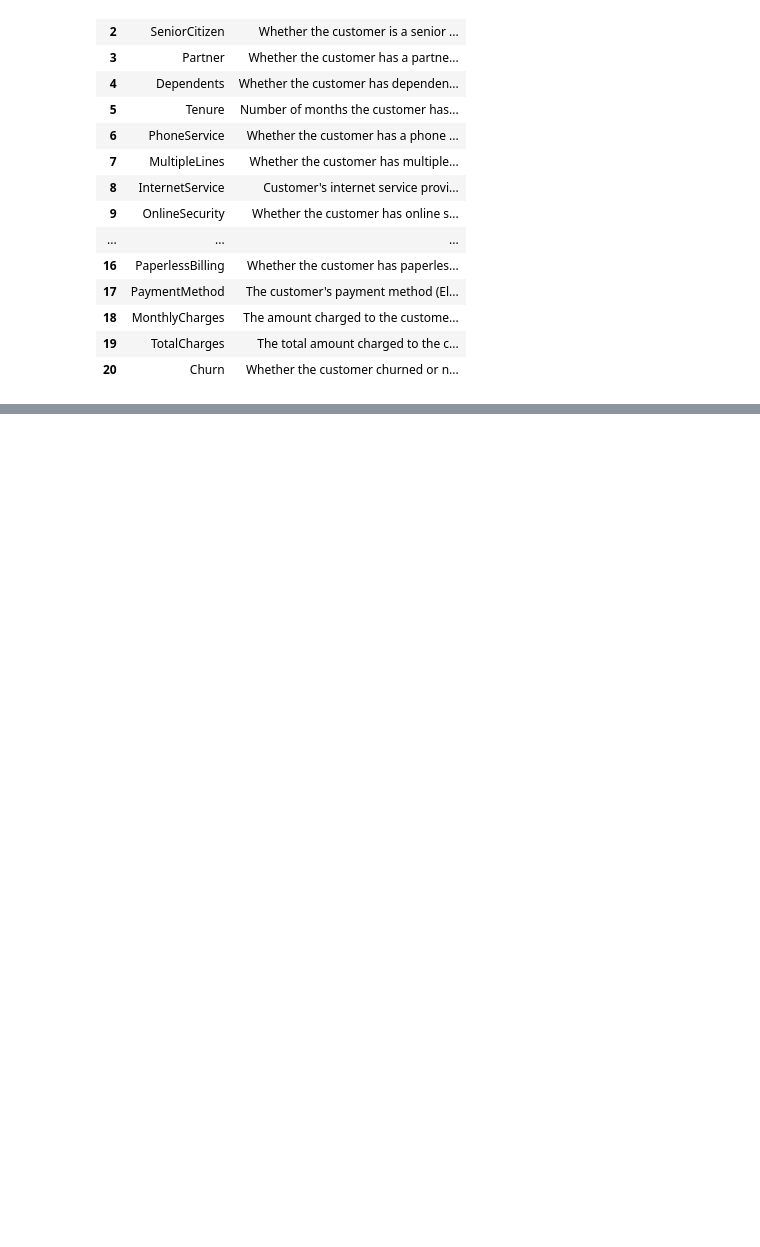
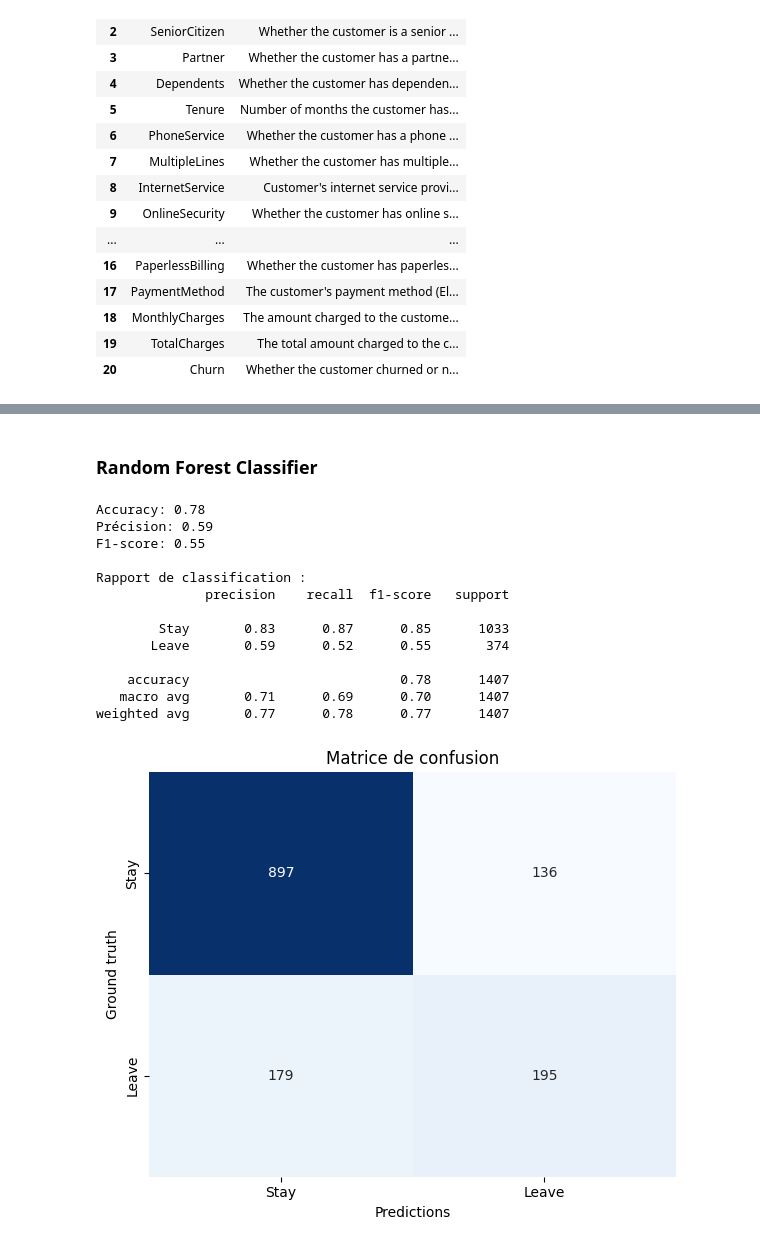
Before and after one commit to michaelstrefeler/XAI_Labs, a Jupyter notebook: mini_projet/churn.ipynb, the cells around one changed output, grey strips where cells are left out. Cells and saved outputs as stored; diff of their text form; code cells hidden in the pictures; blank space fills up the shorter version.

```diff
--- a/mini_projet/churn.ipynb
+++ b/mini_projet/churn.ipynb
@@ -127,0 +225,26 @@ SHAP pour interprétation globale (post-hoc), interprétation locale
+# %% [markdown]
+### Random Forest Classifier
+# %%
+# Entraînement du modèle
+clf = RandomForestClassifier(n_estimators=25, random_state=42)
+clf.fit(X_train, y_train)
+
+# Prédictions
+y_pred = clf.predict(X_test)
+
+evaluate_model(y_test, y_pred)
+# %% [output]
+Accuracy: 0.78
+Précision: 0.59
+F1-score: 0.55
+
+Rapport de classification :
+              precision    recall  f1-score   support
+
+        Stay       0.83      0.87      0.85      1033
+       Leave       0.59      0.52      0.55       374
+
+    accuracy                           0.78      1407
+   macro avg       0.71      0.69      0.70      1407
+weighted avg       0.77      0.78      0.77      1407
+[figure, added]
```
Also changed, not shown: parts of 26 cells of this notebook, 2 other files.
